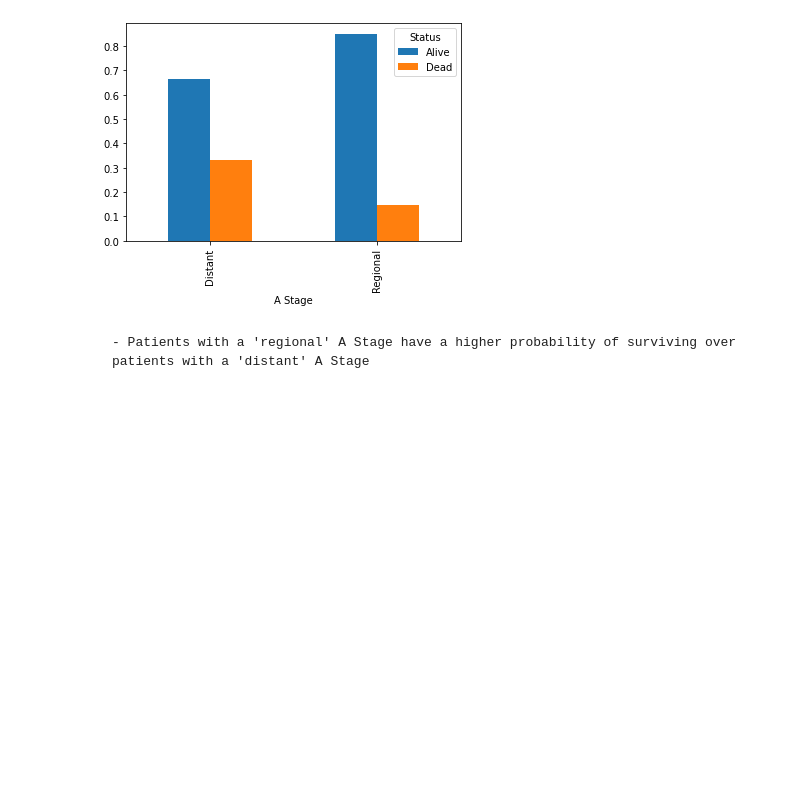
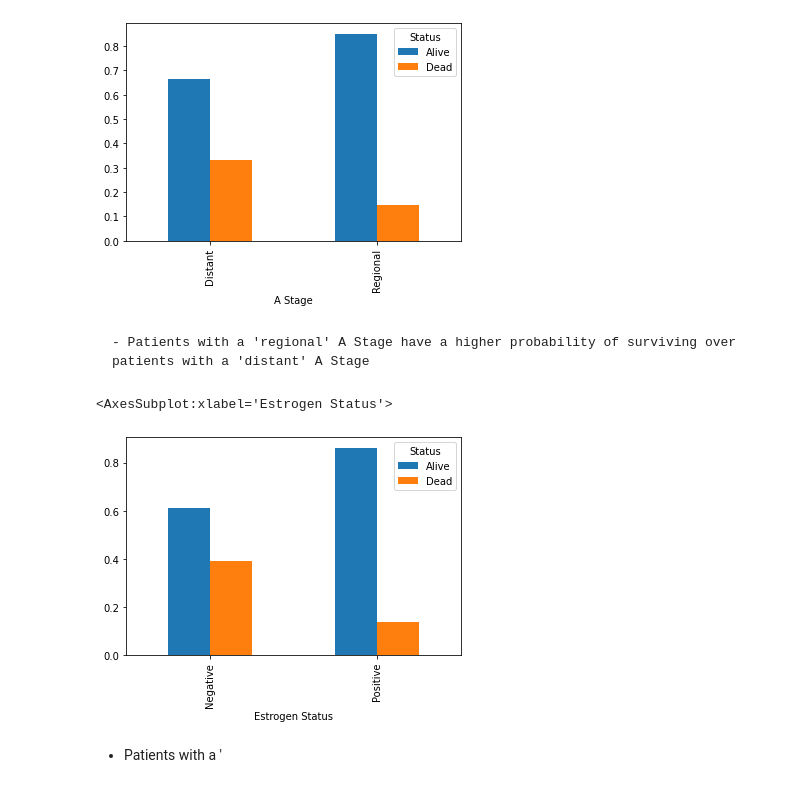
Before and after one commit to Kayfj41901/independent_projects, a Jupyter notebook: Breast Cancer Explore.ipynb, the cells around one changed output. Cells and saved outputs as stored; diff of their text form; code cells hidden in the pictures; blank space fills up the shorter version.

```diff
--- a/Breast Cancer Explore.ipynb
+++ b/Breast Cancer Explore.ipynb
@@ -293,3 +293,10 @@ pd.crosstab(train['A Stage'], train.Status, normalize="index").plot.bar()
 [figure]
 # %% [markdown]
     - Patients with a 'regional' A Stage have a higher probability of surviving over patients with a 'distant' A Stage
+# %%
+pd.crosstab(train['Estrogen Status'], train.Status, normalize="index").plot.bar()
+# %% [output]
+<AxesSubplot:xlabel='Estrogen Status'>
+[figure, added]
+# %% [markdown]
+- Patients with a '
```
